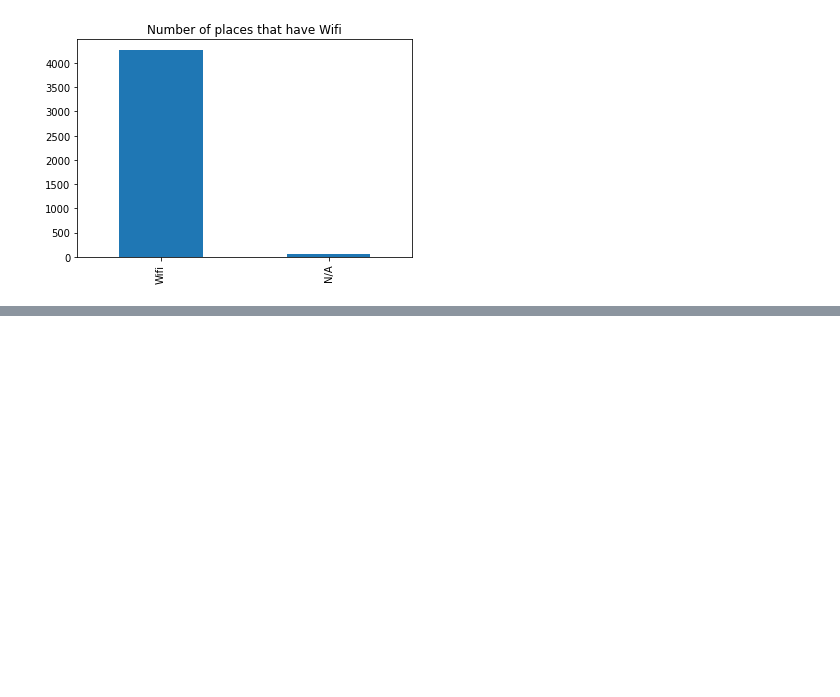
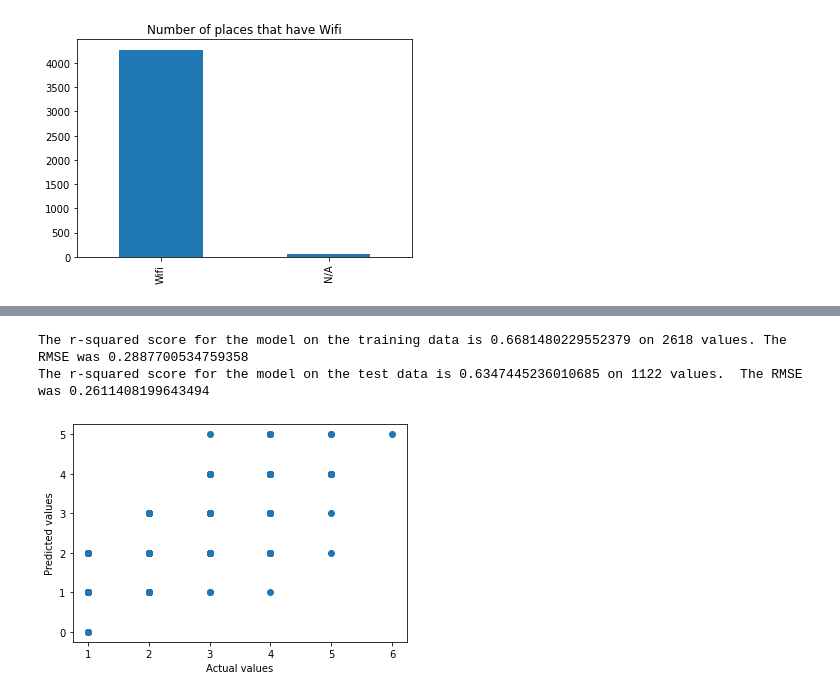
Before and after one commit to Sebelandanishvar/SeattleAirBNBData, a Jupyter notebook: seattle_airbnb_listings_SD.ipynb, the cells around one changed output, grey strips where cells are left out. Saved outputs shown, nothing was run; the diff lists cells and outputs as text; code cells hidden in the pictures; blank space fills up the shorter version.

```diff
--- a/seattle_airbnb_listings_SD.ipynb
+++ b/seattle_airbnb_listings_SD.ipynb
@@ -253,36 +257,31 @@ Text(0, 0.5, 'Predicted values')
 # %%
 ## Number of bedrooms prediction
 
-sal_rm = df.dropna(subset=['bedrooms'], axis=0)
-sal_rm = sal_rm[:3440]
+# Drop Nan values
+df_wNa = df.dropna(subset=['bedrooms'], axis=0)
 
-X = sal_rm[['accommodates', 'price', 'room_type','neighbourhood_cleansed','latitude','longitude']]
+X = df_wNa[['accommodates', 'price', 'room_type','neighbourhood_cleansed','latitude','longitude']]
+y = df_wNa['bedrooms']
 
 num_vars= X.select_dtypes(include=['int','float']).copy().columns
 cat_vars = X.select_dtypes(include=['object']).copy().columns
 
+# Filling missing value with mean of column
 for col in num_vars:
     X[col].fillna((X[col].mean()), inplace=True)
 
+# Filling Nan value with mode of column
 for var in  cat_vars:
     X[var].fillna((X[var].mode()), inplace=True)
     X = pd.concat([X.drop(var, axis=1), pd.get_dummies(X[var], prefix=var, prefix_sep='_', drop_first=True)], axis=1)
 
-y = sal_rm['bedrooms']
 
+# Create train and test data sets
+X_train2, X_test2, y_train2, y_test2 = train_test_split(X, y, test_size = .30, random_state=42)
 
-X_train, X_test, y_train, y_test = train_test_split(X, y, test_size = .30, random_state=42)
-
-lm_model = LinearRegression(normalize=True) # Instantiate
-lm_model.fit(X_train, y_train) #Fit
-
-y_train_preds = np.round(lm_model.predict(X_train))
-print("The r-squared score for the model on the training data is {} on {} values. The RMSE was {}".format(r2_score(y_train, y_train_preds), len(y_train), mean_squared_error(y_train, y_train_preds)))
-y_test_preds = np.round(lm_model.predict(X_test))
-print("The r-squared score for the model on the test data is {} on {} values.  The RMSE was {}".format(r2_score(y_test, y_test_preds), len(y_test), mean_squared_error(y_test, y_test_preds)))
-plt.scatter(y_test, y_test_preds)
-plt.xlabel('Actual values')
-plt.ylabel('Predicted values')
+# Model creation based on Linear Regression
+lm_model2 = LinearRegression(normalize=True) # Instantiate
+lm_model2.fit(X_train2, y_train2) #Fit
 # %% [output]
 A value is trying to be set on a copy of a slice from a DataFrame
 
@@ -294,0 +307,14 @@ Text(0, 0.5, 'Predicted values')
+# %%
+## Number of bedrooms prediction
+y_train_preds2 = np.round(lm_model2.predict(X_train2))
+print("The r-squared score for the model on the training data is {} on {} values. The RMSE was {}".format(r2_score(y_train2, y_train_preds2), len(y_train2), mean_squared_error(y_train2, y_train_preds2)))
+y_test_preds2 = np.round(lm_model2.predict(X_test2))
+print("The r-squared score for the model on the test data is {} on {} values.  The RMSE was {}".format(r2_score(y_test2, y_test_preds2), len(y_test2), mean_squared_error(y_test2, y_test_preds2)))
+plt.scatter(y_test2, y_test_preds2)
+plt.xlabel('Actual values')
+plt.ylabel('Predicted values')
+plt.savefig('im16.png', dpi=300, bbox_inches= 'tight' )
+# %% [output]
+The r-squared score for the model on the training data is 0.6681480229552379 on 2618 values. The RMSE was 0.2887700534759358
+The r-squared score for the model on the test data is 0.6347445236010685 on 1122 values.  The RMSE was 0.2611408199643494
+[figure, added]
```
Also changed, not shown: parts of 31 cells of this notebook.
